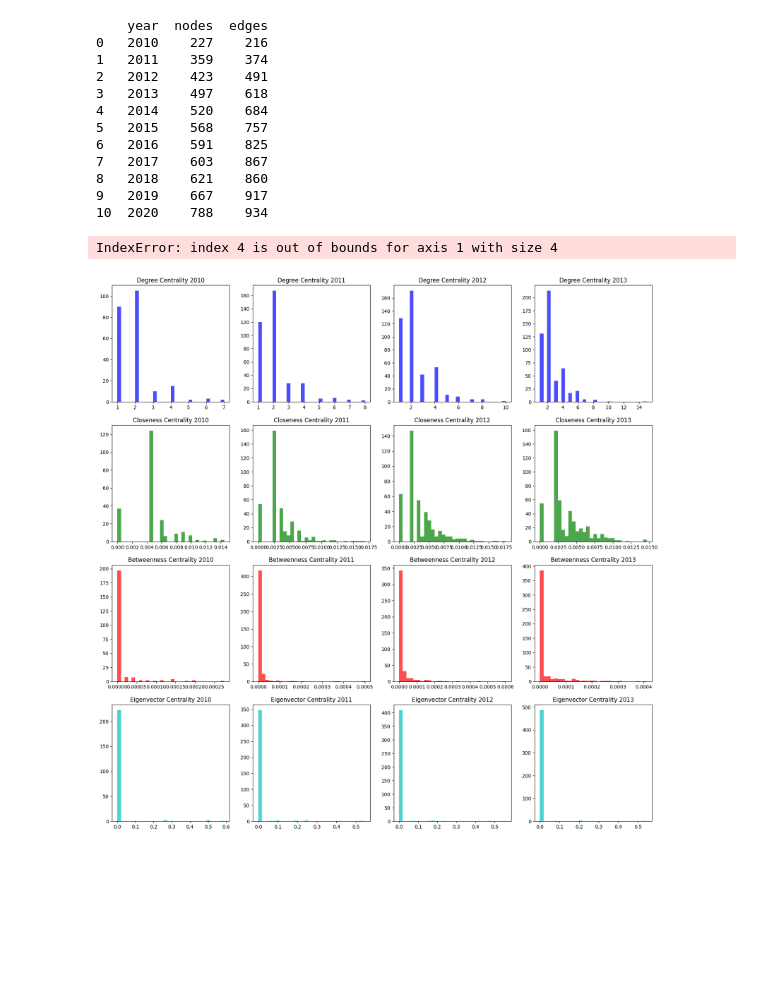
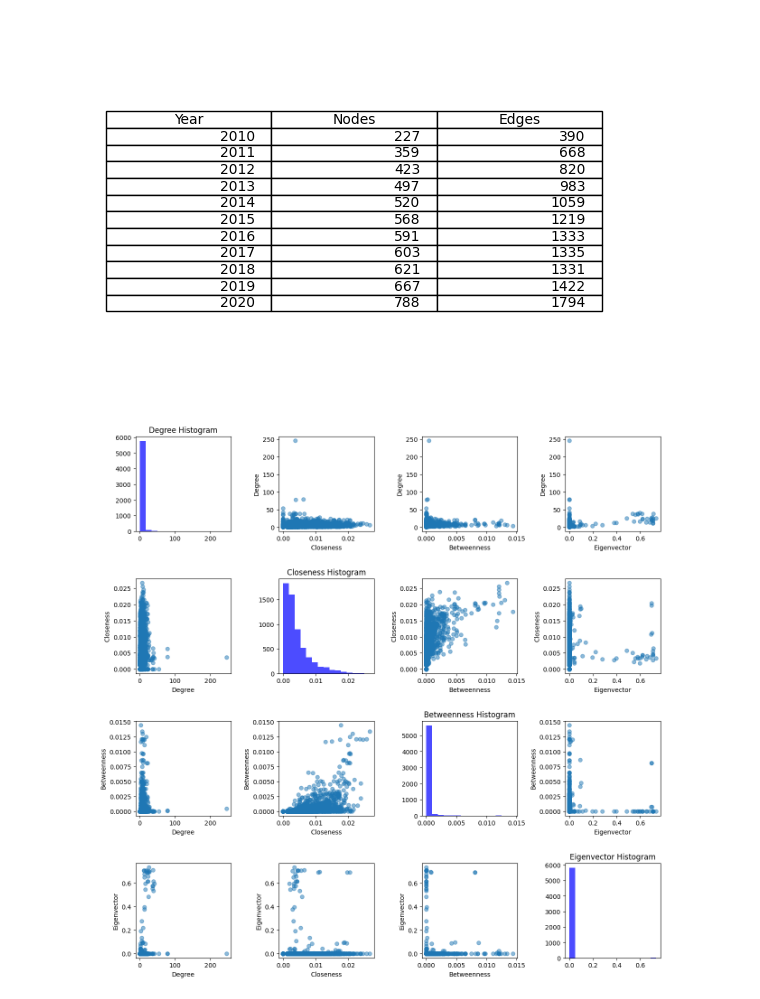
Before and after one commit to bhinshaww/MDSC-Culminating-Experience--Dartmouth-College-, a Jupyter notebook: Analyses/Network Statistics.ipynb, the cells around one changed output. Cells and saved outputs as stored; diff of their text form; code cells hidden in the pictures; blank space fills up the shorter version.

Commit message:
Summary of networks

```diff
--- a/Analyses/Network Statistics.ipynb
+++ b/Analyses/Network Statistics.ipynb
@@ -5,47 +5,4 @@ import pandas as pd
 import networkx as nx
 import matplotlib.pyplot as plt
 import seaborn as sns
-# %%
-def load_pickle_files(folder_path):
-    pickle_dict = {}
-
-    for filename in os.listdir(folder_path):
-        if filename.endswith('.p'):
-            year = filename[-6:-2]
-            file_path = os.path.join(folder_path, filename)
-            with open(file_path, 'rb') as file:
-                data = pickle.load(file)
-            pickle_dict[year] = data
-
-    return pickle_dict
-
-def combine_graphs(graphs):
-    combined_graph = nx.DiGraph()
-    for graph in graphs.values():
-        if isinstance(graph, nx.MultiDiGraph):
-            graph = nx.DiGraph(graph)
-        combined_graph = nx.compose(combined_graph, graph)
-    return combined_graph
-
-def compute_centralities(graph):
-    centralities = {}
-    centralities['degree'] = dict(graph.degree())
-    centralities['closeness'] = nx.closeness_centrality(graph)
-    centralities['betweenness'] = nx.betweenness_centrality(graph)
-    centralities['eigenvector'] = nx.eigenvector_centrality(graph)
-    return centralities
-
-def plot_centralities(centralities):
-    # Convert centralities to DataFrame
-    df = pd.DataFrame(centralities)
-
-    # Plotting
-    sns.pairplot(df)
-    plt.show()
-
-def main(folder_path):
-    graphs_by_year = load_pickle_files(folder_path)
-    combined_graph = combine_graphs(graphs_by_year)
-    centralities = compute_centralities(combined_graph)
-    plot_centralities(centralities)
 # %%
@@ -114,19 +91,7 @@ plt.show()
 # %%
 # Example usage
 folder_path = '../Pickle Graphs/'
-summary_statistics(folder_path)
+main(folder_path)
 # %% [output]
-    year  nodes  edges
-0   2010    227    216
-1   2011    359    374
-2   2012    423    491
-3   2013    497    618
-4   2014    520    684
-5   2015    568    757
-6   2016    591    825
-7   2017    603    867
-8   2018    621    860
-9   2019    667    917
-10  2020    788    934
-IndexError: index 4 is out of bounds for axis 1 with size 4
-[figure, old version]
+[figure, new version]
+[figure, added]
```
Also changed, not shown: parts of 1 cell of this notebook, 4 other files.
